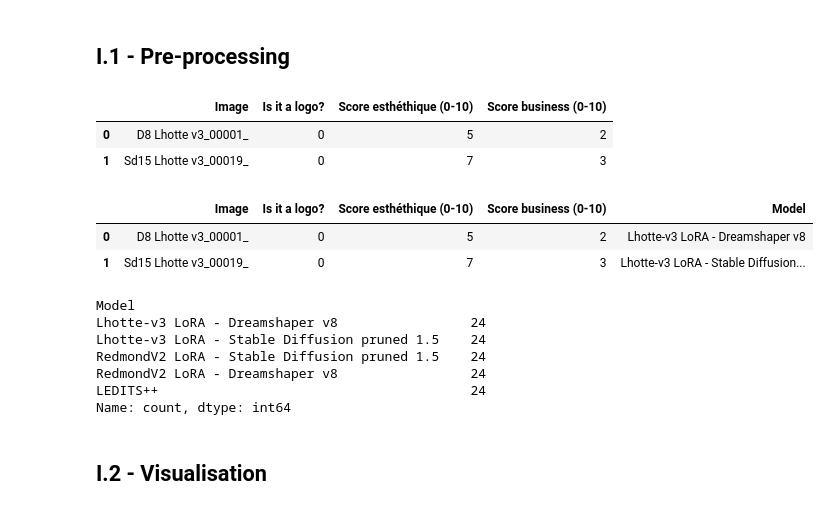
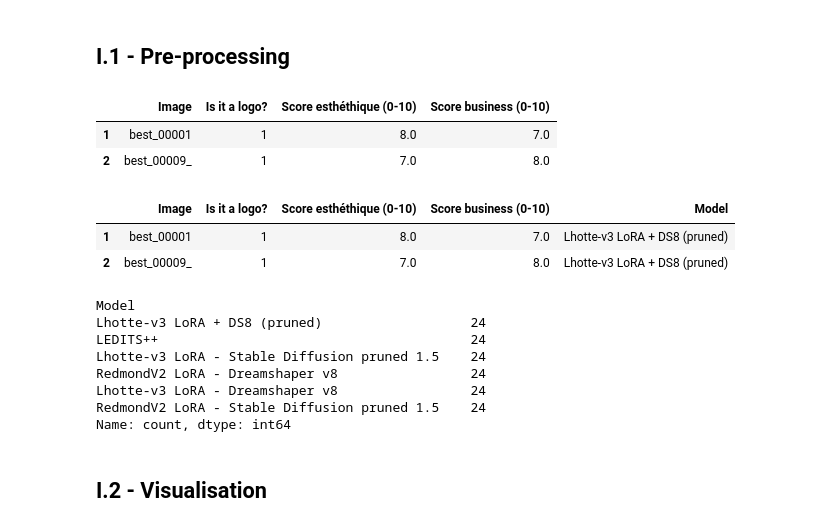
Before and after one commit to louislhotte/seamless-stable-diffusion-cs, a Jupyter notebook: Benchmark/benchmark.ipynb, the cells around one changed output. Cells and saved outputs as stored; diff of their text form; code cells hidden in the pictures.

```diff
--- a/Benchmark/benchmark.ipynb
+++ b/Benchmark/benchmark.ipynb
@@ -39,43 +39,47 @@ import plotly.graph_objects as go
 ## I.1 - Pre-processing
 # %%
 # df: pd.Dataframe = pd.read_csv('Logo Stable Diffusion Test.csv', delimiter=";")
-df: pd.Dataframe = pd.read_csv('Data.csv')
+df: pd.Dataframe = pd.read_csv('all.csv')
 bool_mapping: dict = {'Oui': 1, 'Non': 0}
+df = df.dropna()
 df['Is it a logo?'] = df['Is it a logo?'].apply(lambda x: bool_mapping[x])
+df = df.replace(-10, 0)
 df.head(2)
 # %% [output]
 |  | Image | Is it a logo? | Score esthéthique (0-10) | Score business (0-10) |
-| 0 | D8 Lhotte v3_00001_ | 0 | 5 | 2 |
-| 1 | Sd15 Lhotte v3_00019_ | 0 | 7 | 3 |
+| 1 | best_00001 | 1 | 8.0 | 7.0 |
+| 2 | best_00009_ | 1 | 7.0 | 8.0 |
 # %%
 pattern_to_category_mapping: dict = {
     'D8 Lhotte': 'Lhotte-v3 LoRA - Dreamshaper v8',
     'Sd15 Lhotte': 'Lhotte-v3 LoRA - Stable Diffusion pruned 1.5',
     'D8 RedmondV2': 'RedmondV2 LoRA - Dreamshaper v8',
     'Sd15 RedmondV2': 'RedmondV2 LoRA - Stable Diffusion pruned 1.5',
-    'LEDITS': "LEDITS++"
+    'LEDITS': "LEDITS++",
+    'best': "Lhotte-v3 LoRA + DS8 (pruned)"
 }
 def categorize(filename: str) -> str:
     for pattern, category in pattern_to_category_mapping.items():
         if pattern in filename:
             return category
     return 'Uknown'
 
 df['Model'] = df['Image'].apply(categorize)
 df.head(2)
 # %% [output]
 |  | Image | Is it a logo? | Score esthéthique (0-10) | Score business (0-10) | Model |
-| 0 | D8 Lhotte v3_00001_ | 0 | 5 | 2 | Lhotte-v3 LoRA - Dreamshaper v8 |
-| 1 | Sd15 Lhotte v3_00019_ | 0 | 7 | 3 | Lhotte-v3 LoRA - Stable Diffusion... |
+| 1 | best_00001 | 1 | 8.0 | 7.0 | Lhotte-v3 LoRA + DS8 (pruned) |
+| 2 | best_00009_ | 1 | 7.0 | 8.0 | Lhotte-v3 LoRA + DS8 (pruned) |
 # %%
 df['Model'].value_counts()
 # %% [output]
 Model
+Lhotte-v3 LoRA + DS8 (pruned)                   24
+LEDITS++                                        24
+Lhotte-v3 LoRA - Stable Diffusion pruned 1.5    24
+RedmondV2 LoRA - Dreamshaper v8                 24
 Lhotte-v3 LoRA - Dreamshaper v8                 24
-Lhotte-v3 LoRA - Stable Diffusion pruned 1.5    24
 RedmondV2 LoRA - Stable Diffusion pruned 1.5    24
-RedmondV2 LoRA - Dreamshaper v8                 24
-LEDITS++                                        24
 Name: count, dtype: int64
 # %% [markdown]
 ## I.2 - Visualisation
```
Also changed, not shown: parts of 6 cells of this notebook, 4 other files.
